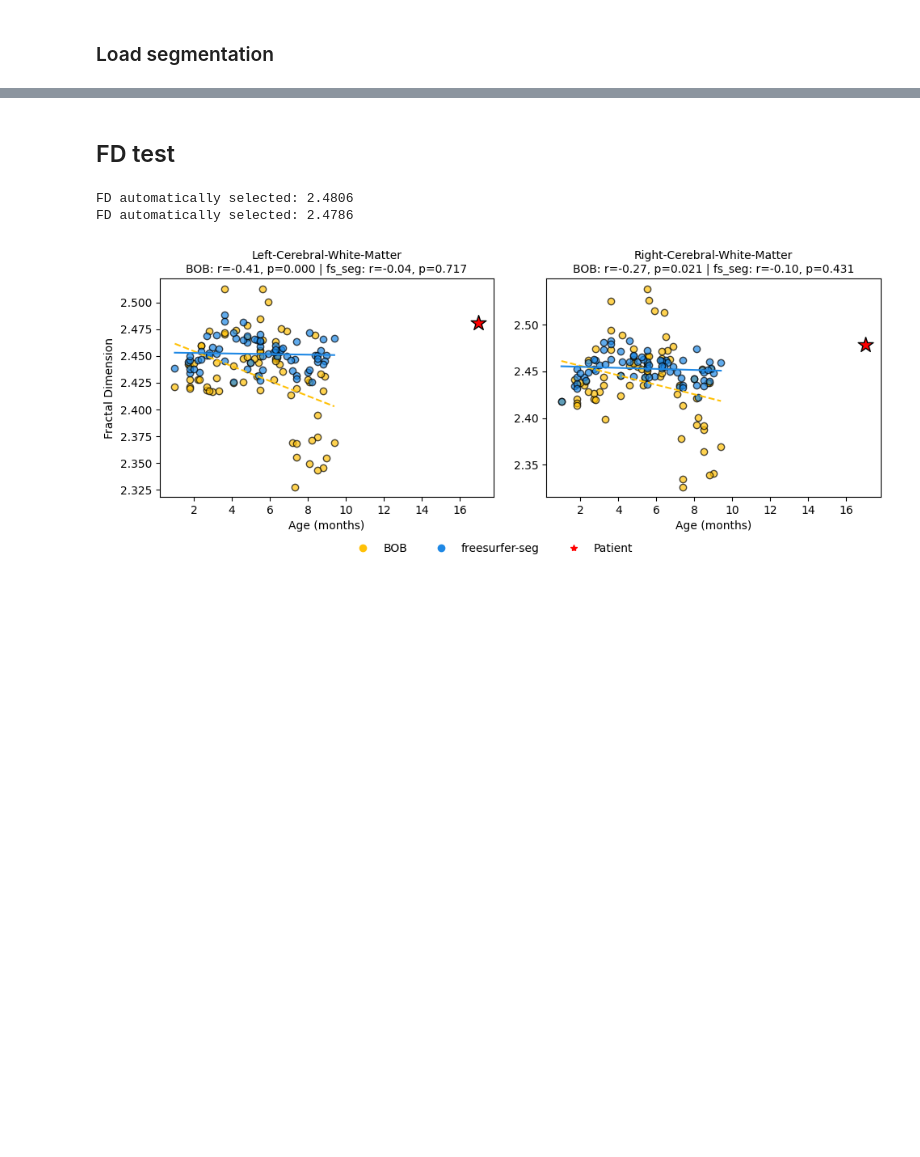
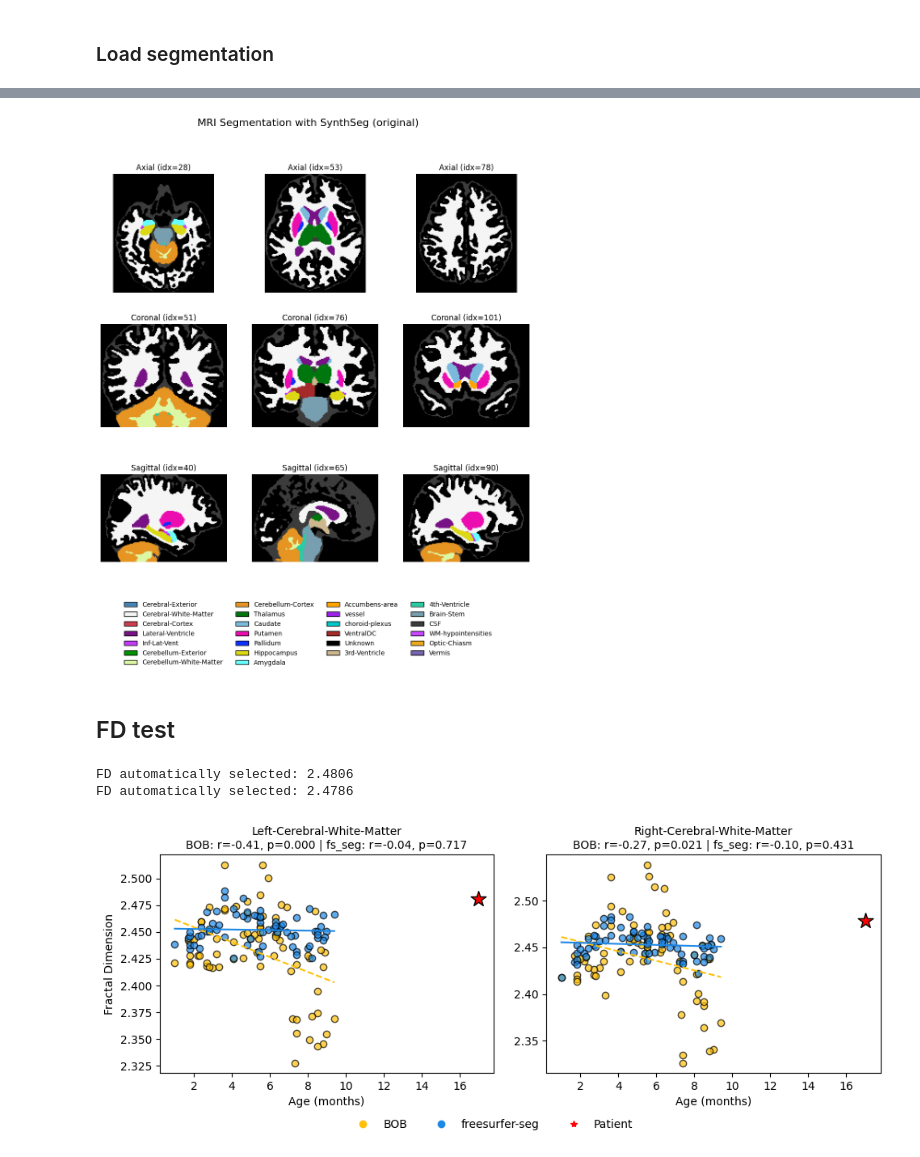
Before and after one commit to toelt-llc/mri_fractal, a Jupyter notebook: data_pipeline/5-Basel_MRI_dataset.ipynb, the cells around one changed output, grey strips where cells are left out. Cells and saved outputs as stored; diff of their text form; code cells hidden in the pictures; blank space fills up the shorter version.

```diff
--- a/data_pipeline/5-Basel_MRI_dataset.ipynb
+++ b/data_pipeline/5-Basel_MRI_dataset.ipynb
@@ -449,3 +517,64 @@ plt.show()
+# %%
+data = img_from_original.get_fdata()
+x_mid, y_mid, z_mid = np.array(data.shape) // 2
+
+# define offsets (in voxels) around the center
+offsets = [-25, 0, +25]
+
+# set up the figure: 3 rows (axial, coronal, sagittal)
+fig, axes = plt.subplots(3, len(offsets), figsize=(12, 12))
+
+for row, (orient, center) in enumerate([
+    ("axial",   z_mid),
+    ("coronal", y_mid),
+    ("sagittal",x_mid),
+]):
+    for col, off in enumerate(offsets):
+        idx = center + off
+        if orient == "axial":
+            sl = data[:, :, idx]
+        elif orient == "coronal":
+            sl = data[:, idx, :]
+        else:  # sagittal
+            sl = data[idx, :, :]
+
+        ax = axes[row, col]
+        ax.imshow(np.rot90(sl), cmap=cmap, norm=norm)
+        ax.set_title(f"{orient.capitalize()} (idx={idx})")
+        ax.axis("off")
+
+BOB_idx_lbl['region'] = BOB_idx_lbl['name'].str.replace('^Left-', '', regex=True) \
+                        .str.replace('^Right-', '', regex=True)
+
+# pick only one entry per lateralized region
+sides       = BOB_idx_lbl[BOB_idx_lbl['name'].str.startswith(('Left-','Right-'))]
+unique_sides = sides.drop_duplicates('region')
+
+# keep all non-lateral entries intact
+non_sides    = BOB_idx_lbl[~BOB_idx_lbl['name'].str.startswith(('Left-','Right-'))]
+
+legend_df   = pd.concat([unique_sides, non_sides], ignore_index=True)
+
+# build legend handles
+handles = [
+    Patch(facecolor=row['color'], edgecolor='black', label=row['region'])
+    for _, row in legend_df.iterrows()
+]
+
+# draw the legend
+ncol = 4
+fig.legend(
+    handles=handles,
+    loc='lower center',
+    ncol=ncol,
+    bbox_to_anchor=(0.5, -0.02),
+    frameon=False
+)
+plt.suptitle("MRI Segmentation with SynthSeg (original)", fontsize=16)
+plt.subplots_adjust(bottom=0.15)
+plt.show()
+# %% [output]
+[figure, added]
 # %% [markdown]
 ## FD test
 # %%
```
Also changed, not shown: parts of 5 cells of this notebook.
